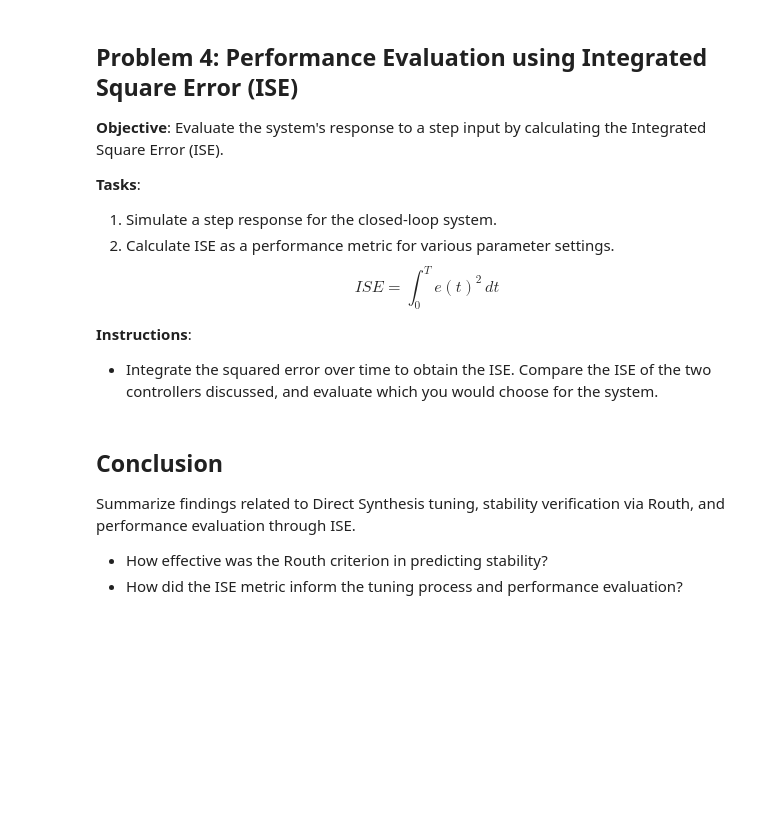
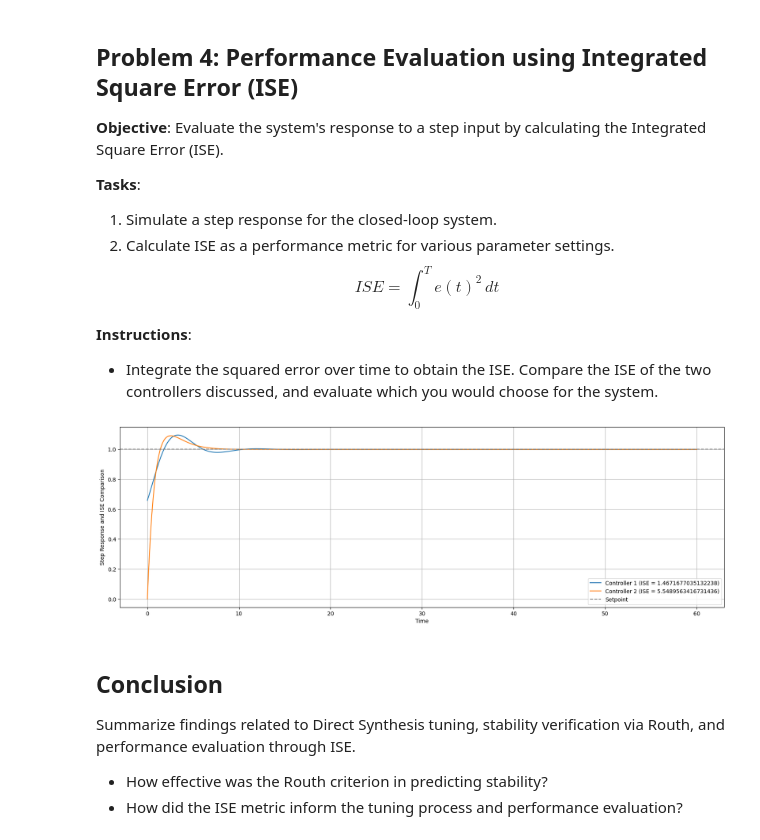
Before and after one commit to rahilisashaik/cbe_162, a Jupyter notebook: labs/Fall_2024_CBE_162_Lab__9_Tuning_Stability_Analysis.ipynb, the cells around one changed output. Saved outputs shown, nothing was run; the diff lists cells and outputs as text; code cells hidden in the pictures; blank space fills up the shorter version.

```diff
--- a/labs/Fall_2024_CBE_162_Lab__9_Tuning_Stability_Analysis.ipynb
+++ b/labs/Fall_2024_CBE_162_Lab__9_Tuning_Stability_Analysis.ipynb
@@ -182,4 +268,16 @@ def calculate_ise(response, setpoint):
 # Your code here
+# %%
+plt.figure(figsize=(20, 6))
+plt.plot(t1, y1, label=f'Controller 1 (ISE = {ise1})')
+plt.plot(t2, y2, label=f'Controller 2 (ISE = {ise2})')
+plt.axhline(setpoint, color='gray', linestyle='--', label='Setpoint')
+plt.xlabel('Time')
+plt.ylabel('Step Response and ISE Comparison')
+plt.legend()
+plt.grid()
+plt.show()
+# %% [output]
+[figure, added]
 # %% [markdown]
 ## Conclusion
 Summarize findings related to Direct Synthesis tuning, stability verification via Routh, and performance evaluation through ISE.
```
Also changed, not shown: parts of 8 cells of this notebook, 1 other file.
